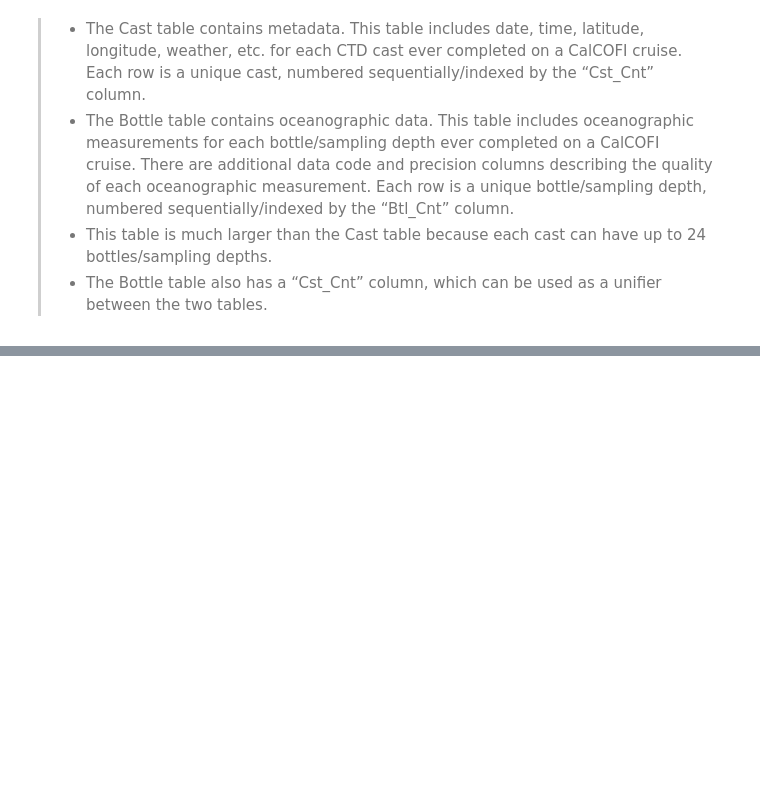
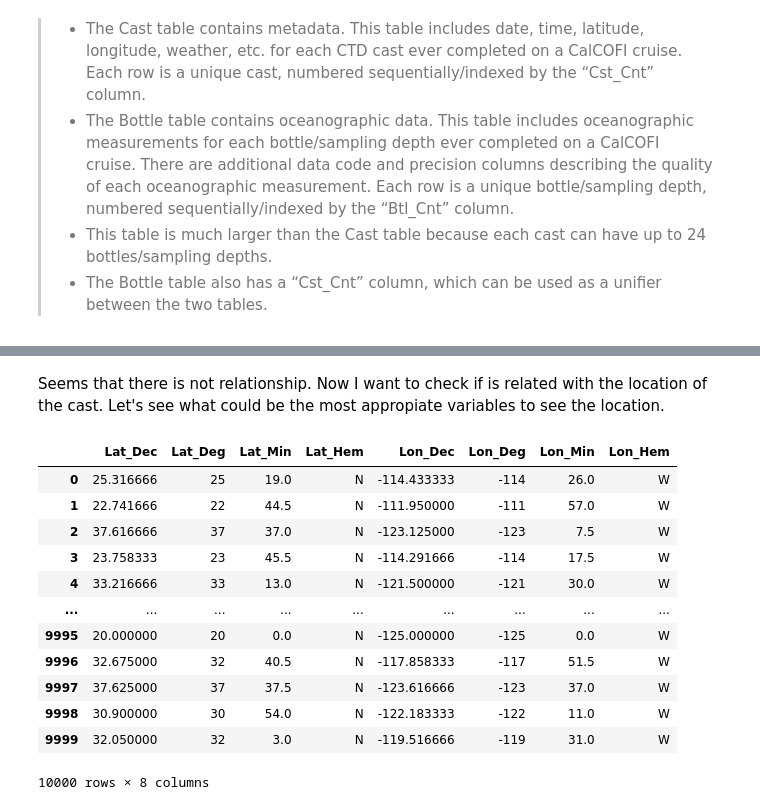
Before and after one commit to nicodigos/boston_dataset, a Jupyter notebook: Ocean.ipynb, the cells around one changed output, grey strips where cells are left out. Saved outputs shown, nothing was run; the diff lists cells and outputs as text; code cells hidden in the pictures; blank space fills up the shorter version.

```diff
--- a/Ocean.ipynb
+++ b/Ocean.ipynb
@@ -141,0 +156,27 @@ Then cast seems to be the big device in the image which holds the bottles, also
+# %% [markdown]
+Seems that there is not relationship. Now I want to check if is related with the location of the cast. Let's see what could be the most appropiate variables to see the location.
+# %%
+list_location_variables = ['Lat_Dec',
+'Lat_Deg',
+'Lat_Min',
+'Lat_Hem',
+'Lon_Dec',
+'Lon_Deg',
+'Lon_Min',
+'Lon_Hem',]
+
+obj_bottle[list_location_variables]
+# %% [output]
+|  | Lat_Dec | Lat_Deg | Lat_Min | Lat_Hem | Lon_Dec | Lon_Deg | Lon_Min | Lon_Hem |
+| 0 | 25.316666 | 25 | 19.0 | N | -114.433333 | -114 | 26.0 | W |
+| 1 | 22.741666 | 22 | 44.5 | N | -111.950000 | -111 | 57.0 | W |
+| 2 | 37.616666 | 37 | 37.0 | N | -123.125000 | -123 | 7.5 | W |
+| 3 | 23.758333 | 23 | 45.5 | N | -114.291666 | -114 | 17.5 | W |
+| 4 | 33.216666 | 33 | 13.0 | N | -121.500000 | -121 | 30.0 | W |
+| ... | ... | ... | ... | ... | ... | ... | ... | ... |
+| 9995 | 20.000000 | 20 | 0.0 | N | -125.000000 | -125 | 0.0 | W |
+| 9996 | 32.675000 | 32 | 40.5 | N | -117.858333 | -117 | 51.5 | W |
+| 9997 | 37.625000 | 37 | 37.5 | N | -123.616666 | -123 | 37.0 | W |
+| 9998 | 30.900000 | 30 | 54.0 | N | -122.183333 | -122 | 11.0 | W |
+| 9999 | 32.050000 | 32 | 3.0 | N | -119.516666 | -119 | 31.0 | W |
+10000 rows × 8 columns
```
Also changed, not shown: parts of 13 cells of this notebook, 2 other files.
